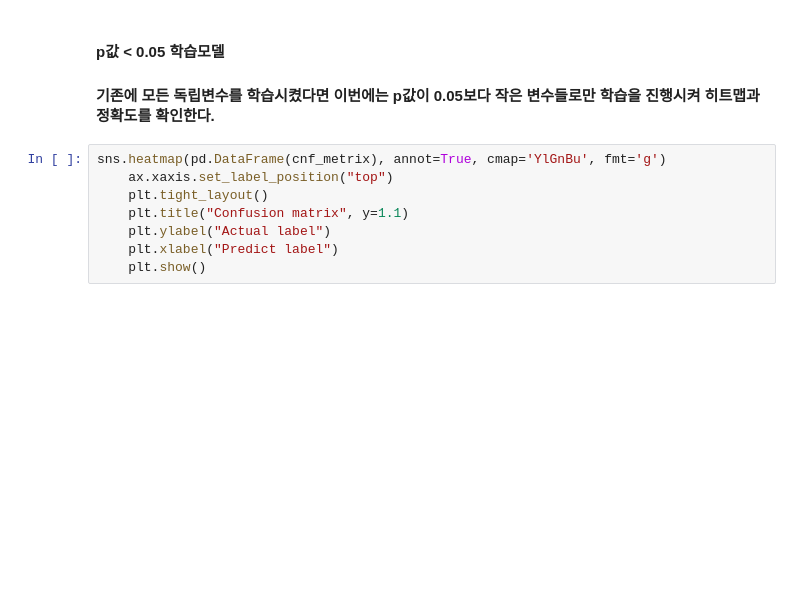
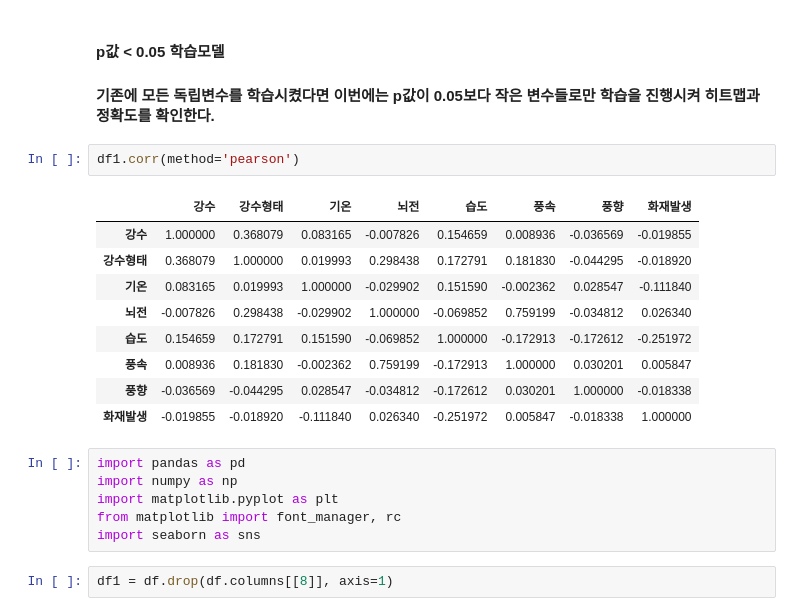
Before and after one commit to JuheePak/Convergence_project, a Jupyter notebook: src/logistic_regression.ipynb, the cells around one changed output. Saved outputs shown, nothing was run; the diff lists cells and outputs as text; blank space fills up the shorter version.

```diff
--- a/src/logistic_regression.ipynb
+++ b/src/logistic_regression.ipynb
@@ -43,11 +144,23 @@ log_reg = LogisticRegression()
 # %% [markdown]
 #### p값 < 0.05 학습모델
 #### 기존에 모든 독립변수를 학습시켰다면 이번에는 p값이 0.05보다 작은 변수들로만 학습을 진행시켜 히트맵과 정확도를 확인한다.
-# %%
-sns.heatmap(pd.DataFrame(cnf_metrix), annot=True, cmap='YlGnBu', fmt='g')
-    ax.xaxis.set_label_position("top")
-    plt.tight_layout()
-    plt.title("Confusion matrix", y=1.1)
-    plt.ylabel("Actual label")
-    plt.xlabel("Predict label")
-    plt.show()
+# %%
+df1.corr(method='pearson')
+# %% [output]
+|  | 강수 | 강수형태 | 기온 | 뇌전 | 습도 | 풍속 | 풍향 | 화재발생 |
+| 강수 | 1.000000 | 0.368079 | 0.083165 | -0.007826 | 0.154659 | 0.008936 | -0.036569 | -0.019855 |
+| 강수형태 | 0.368079 | 1.000000 | 0.019993 | 0.298438 | 0.172791 | 0.181830 | -0.044295 | -0.018920 |
+| 기온 | 0.083165 | 0.019993 | 1.000000 | -0.029902 | 0.151590 | -0.002362 | 0.028547 | -0.111840 |
+| 뇌전 | -0.007826 | 0.298438 | -0.029902 | 1.000000 | -0.069852 | 0.759199 | -0.034812 | 0.026340 |
+| 습도 | 0.154659 | 0.172791 | 0.151590 | -0.069852 | 1.000000 | -0.172913 | -0.172612 | -0.251972 |
+| 풍속 | 0.008936 | 0.181830 | -0.002362 | 0.759199 | -0.172913 | 1.000000 | 0.030201 | 0.005847 |
+| 풍향 | -0.036569 | -0.044295 | 0.028547 | -0.034812 | -0.172612 | 0.030201 | 1.000000 | -0.018338 |
+| 화재발생 | -0.019855 | -0.018920 | -0.111840 | 0.026340 | -0.251972 | 0.005847 | -0.018338 | 1.000000 |
+# %%
+import pandas as pd
+import numpy as np
+import matplotlib.pyplot as plt
+from matplotlib import font_manager, rc
+import seaborn as sns
+# %%
+df1 = df.drop(df.columns[[8]], axis=1)
```
Also changed, not shown: parts of 10 cells of this notebook, 1 other file.
